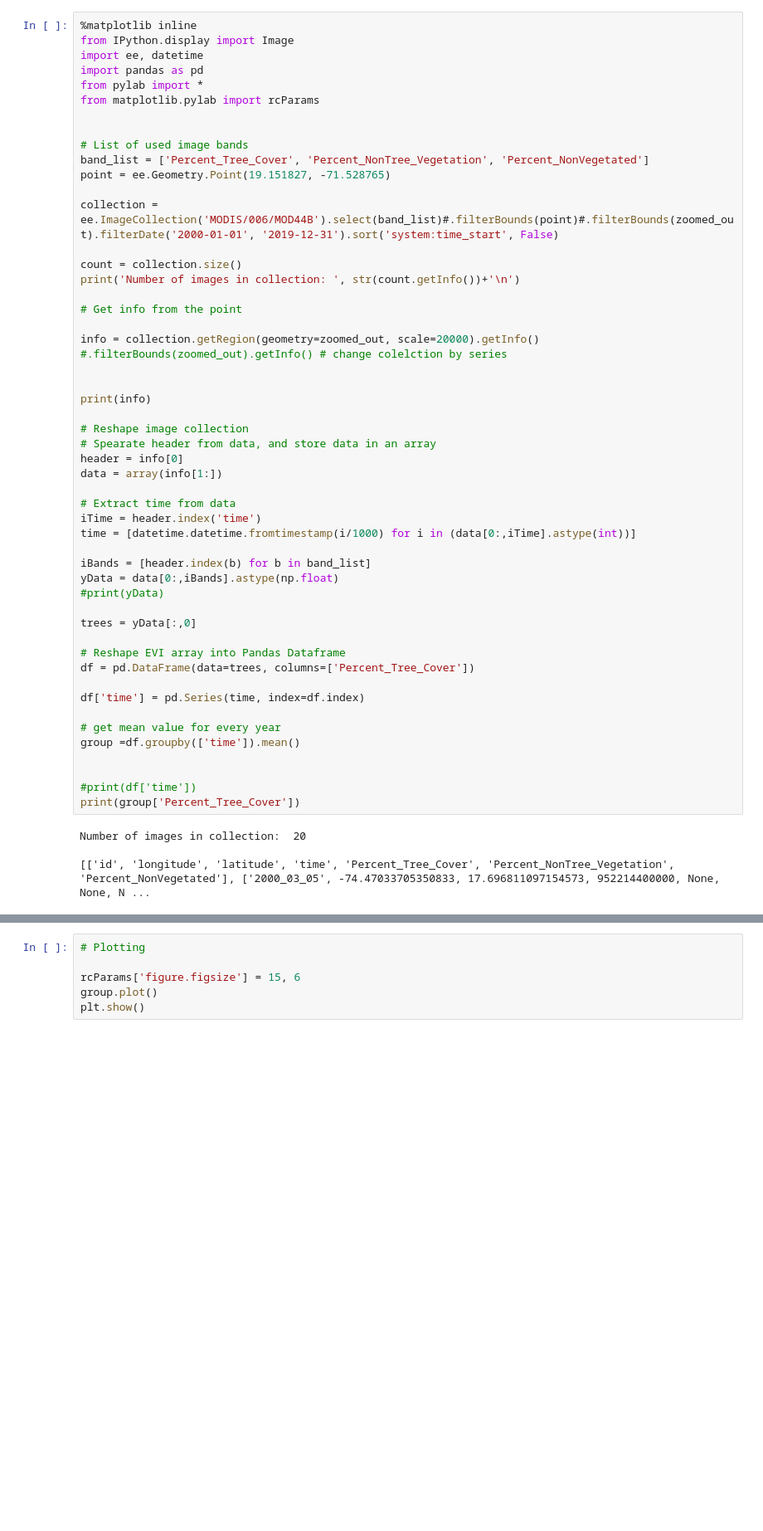
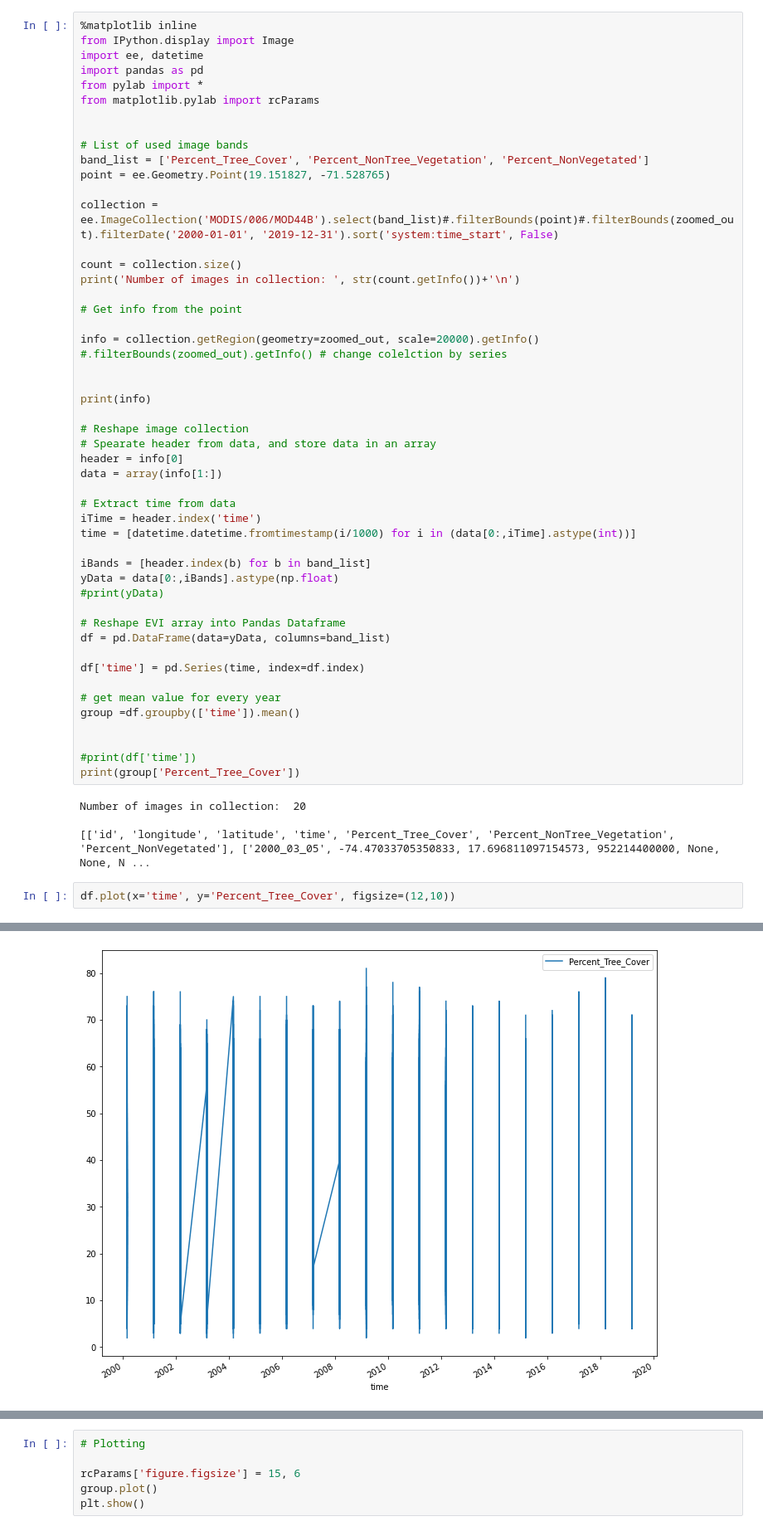
Before and after one commit to eebjwa/SENSE_GEE_TEAM3, a Jupyter notebook: Timeseries.ipynb, the cells around one changed output, grey strips where cells are left out. Shown at 83% size. Cells and saved outputs as stored; diff of their text form; blank space fills up the shorter version.

Commit message:
updates to plotting of 3 bands

```diff
--- a/Timeseries.ipynb
+++ b/Timeseries.ipynb
@@ -110,10 +103,8 @@ iBands = [header.index(b) for b in band_list]
 yData = data[0:,iBands].astype(np.float)
 #print(yData)
 
-trees = yData[:,0]
-
 # Reshape EVI array into Pandas Dataframe
-df = pd.DataFrame(data=trees, columns=['Percent_Tree_Cover'])
+df = pd.DataFrame(data=yData, columns=band_list)
 
 df['time'] = pd.Series(time, index=df.index)
 
@@ -127,3 +118,6 @@ print(group['Percent_Tree_Cover'])
 Number of images in collection:  20
 
 [['id', 'longitude', 'latitude', 'time', 'Percent_Tree_Cover', 'Percent_NonTree_Vegetation', 'Percent_NonVegetated'], ['2000_03_05', -74.47033705350833, 17.696811097154573, 952214400000, None, None, N ...
+# %%
+df.plot(x='time', y='Percent_Tree_Cover', figsize=(12,10))
+# %% [output]
@@ -129,0 +125 @@ Number of images in collection:  20
+[figure, added]
```
Also changed, not shown: parts of 9 cells of this notebook.
